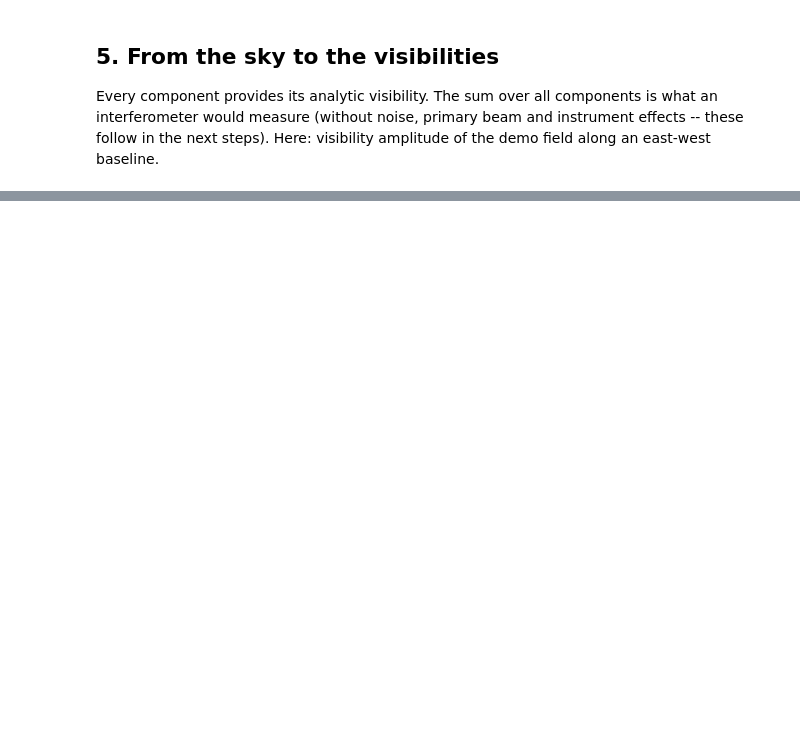
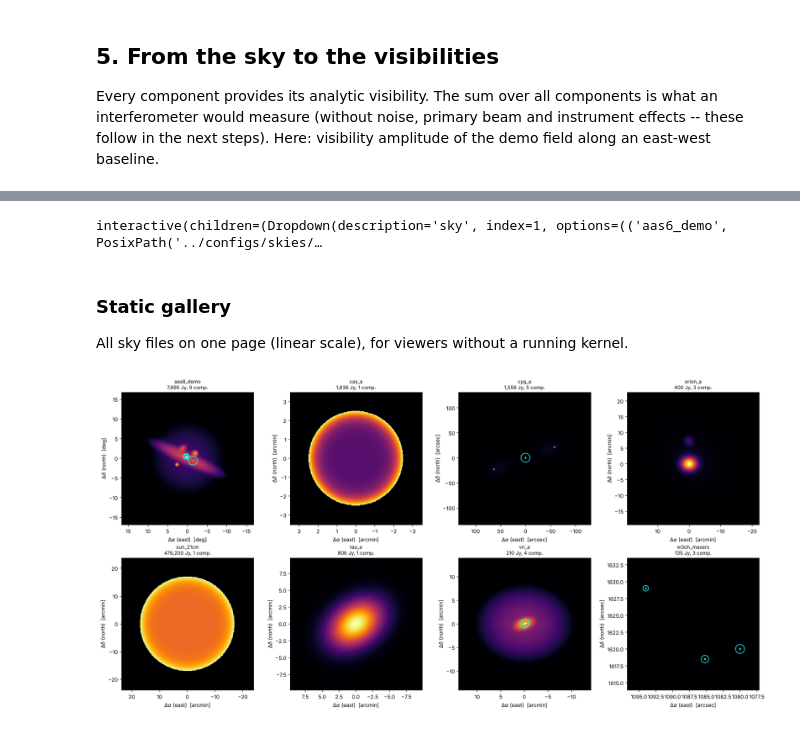
Before and after one commit to eschubi/interferosim, a Jupyter notebook: notebooks/01_sky_models.ipynb, the cells around one changed output, grey strips where cells are left out. Cells and saved outputs as stored; diff of their text form; code cells hidden in the pictures; blank space fills up the shorter version.

```diff
--- a/notebooks/01_sky_models.ipynb
+++ b/notebooks/01_sky_models.ipynb
@@ -146,0 +169,58 @@ plt.show()
+# %%
+import ipywidgets as widgets
+from IPython.display import display
+
+SKY_FILES = sorted(SKIES.glob("*.json"))
+LAMBDA_21 = 299_792_458.0 / 1_420_405_751.768        # m
+
+def show_sky(path, scale="log", view="map"):
+    s = SkyModel.from_json(path)
+    print(s.note, "\n")
+    print(f"{'kind':6s} {'name':<20s} {'dx [\"]':>9s} {'dy [\"]':>9s} {'flux [Jy]':>10s}")
+    for c in s:
+        print(f"{c.kind:6s} {c.name:<20s} {c.dx_deg*3600:9.1f} {c.dy_deg*3600:9.1f} {c.flux_jy:10.1f}")
+    if view == "map":
+        plot_sky_map(s, scale=scale)
+    elif view == "overview":
+        plot_sky_overview(s, scale=scale)
+    else:
+        b = np.logspace(0, np.log10(3e4), 800)       # baseline in m
+        fig, ax = plt.subplots(figsize=(8, 4.5))
+        ax.loglog(b, np.abs(s.visibility(b / LAMBDA_21, 0.0)), label="east-west")
+        ax.loglog(b, np.abs(s.visibility(0.0, b / LAMBDA_21)), "--", lw=1, label="north-south")
+        ax.axvline(11_500, color="grey", ls=":", label="Wilhelmsburg-Michelbach")
+        ax.set_xlabel("baseline  [m]"); ax.set_ylabel("|V|  [Jy]")
+        ax.set_ylim(s.total_flux_jy * 1e-4, s.total_flux_jy * 1.5)
+        ax.grid(alpha=0.3, which="both"); ax.legend(fontsize=8)
+        ax.set_title(f"{s.name}: visibility amplitude at 21 cm")
+    plt.show()
+
+selector = widgets.interactive(
+    show_sky,
+    path=widgets.Dropdown(options=[(f.stem, f) for f in SKY_FILES],
+                          value=SKIES / "cas_a.json", description="sky"),
+    scale=widgets.ToggleButtons(options=["log", "linear", "asinh"], value="linear",
+                                description="scale"),
+    view=widgets.ToggleButtons(options=["map", "overview", "visibility"], description="view"),
+)
+display(selector)
+# %% [output]
+interactive(children=(Dropdown(description='sky', index=1, options=(('aas6_demo', PosixPath('../configs/skies/…
+# %% [markdown]
+### Static gallery
+
+All sky files on one page (linear scale), for viewers without a running kernel.
+# %%
+LOG_SKIES = {"aas6_demo", "cyg_a", "vir_a", "w3oh_masers"}   # large dynamic range
+fig, axes = plt.subplots(2, 4, figsize=(18, 9))
+for ax, f in zip(axes.flat, SKY_FILES):
+    s = SkyModel.from_json(f)
+    plot_sky_map(s, npix=256, scale="log" if s.name in LOG_SKIES else "linear", ax=ax,
+                 colorbar=False, labels=False,
+                 title=f"{s.name}\n{s.total_flux_jy:,.0f} Jy, {len(s)} comp.")
+for ax in axes.flat[len(SKY_FILES):]:
+    ax.axis("off")
+fig.tight_layout()
+plt.show()
+# %% [output]
+[figure, added]
```
Also changed, not shown: parts of 8 cells of this notebook, 9 other files.
